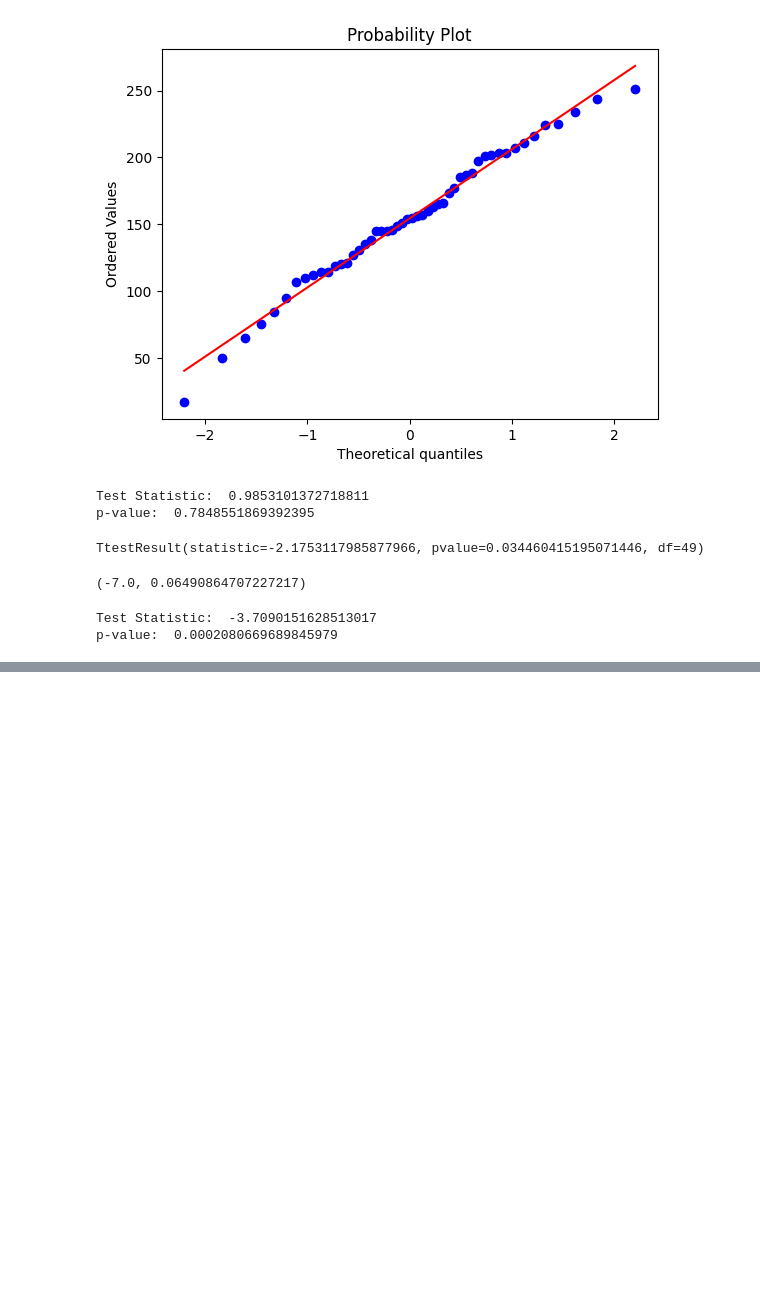
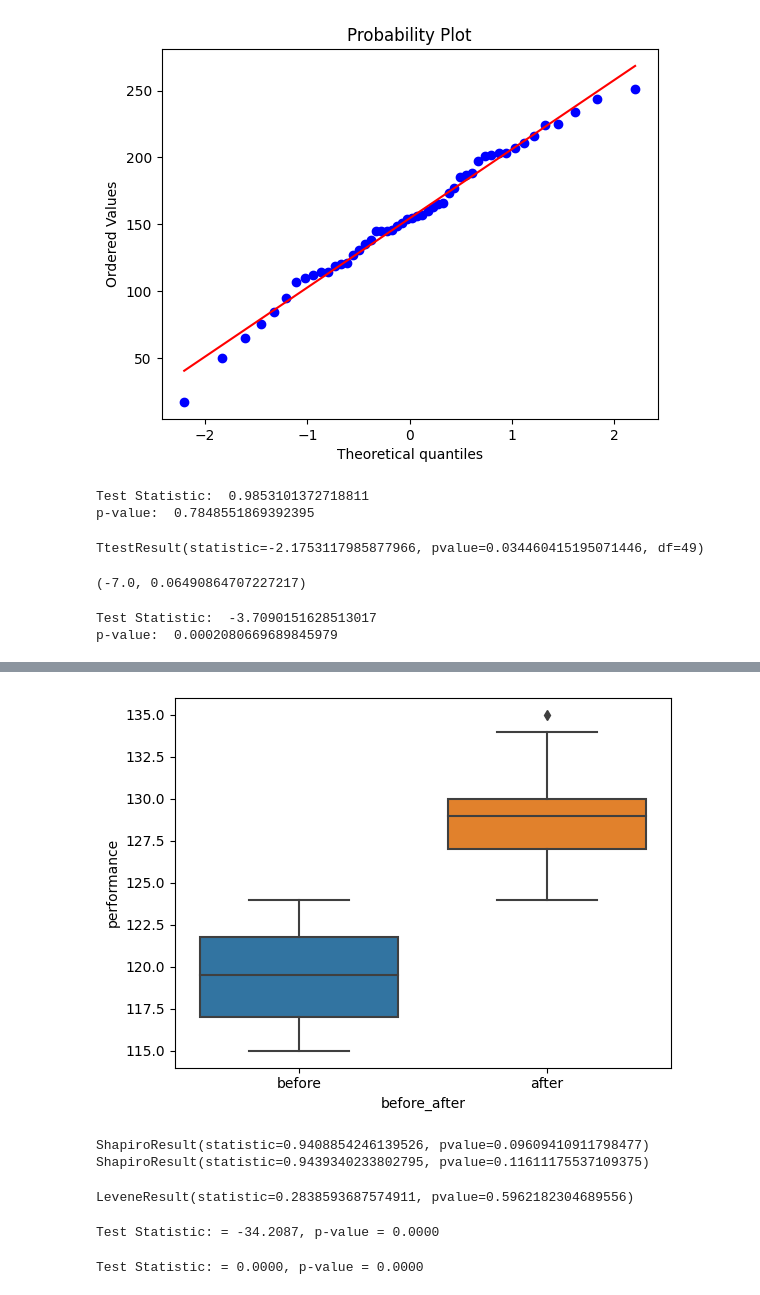
Before and after one commit to enesdertli/Probability, a Jupyter notebook: tests.ipynb, the cells around one changed output, grey strips where cells are left out. Drawn from its saved outputs; the diff is of its cells as text; code cells hidden in the pictures; blank space fills up the shorter version.

```diff
--- a/tests.ipynb
+++ b/tests.ipynb
@@ -54,0 +142,6 @@ p-value:  0.0002080669689845979
+# %%
+#dependent two sample t-test
+before = np.random.randint(115,125,30)
+after = before + np.random.randint(7,12,30)
+before = pd.DataFrame(before)
+after = pd.DataFrame(after)
@@ -54,0 +161,14 @@ p-value:  0.0002080669689845979
+# %%
+group_before = np.arange(len(before))
+group_before = pd.DataFrame(group_before)
+group_before[:] = "before"
+A = pd.concat([before, group_before], axis=1)
+
+group_after = np.arange(len(after))
+group_after = pd.DataFrame(group_after)
+group_after[:] = "after"
+B = pd.concat([after, group_after], axis=1)
+
+AB = pd.concat([A, B])
+AB.columns = ["performance", "before_after"]
+print("'AB' data set: \n\n", AB.head(), "\n")
@@ -54,0 +184,27 @@ p-value:  0.0002080669689845979
+# %%
+sns.boxplot(x = "before_after", y = "performance", data = AB);
+# %% [output]
+[figure, added]
+# %%
+#dependent two sample t-test
+print(shapiro(indep.before))
+print(shapiro(indep.after))
+# %% [output]
+ShapiroResult(statistic=0.9408854246139526, pvalue=0.09609410911798477)
+ShapiroResult(statistic=0.9439340233802795, pvalue=0.11611175537109375)
+# %%
+#assumption of homogeneity of variance
+stats.levene(indep.before, indep.after)
+# %% [output]
+LeveneResult(statistic=0.2838593687574911, pvalue=0.5962182304689556)
+# %%
+#Hyphotesis test
+print("Test Statistic: = %.4f, p-value = %.4f" % stats.ttest_rel(indep.before, indep.after))
+# %% [output]
+Test Statistic: = -34.2087, p-value = 0.0000
+# %%
+#non-parametric test
+test_statistic, pvalue = stats.wilcoxon(indep["before"], indep["after"])
+print("Test Statistic: = %.4f, p-value = %.4f" % (test_statistic, pvalue))
+# %% [output]
+Test Statistic: = 0.0000, p-value = 0.0000
```
Also changed, not shown: parts of 11 cells of this notebook.
